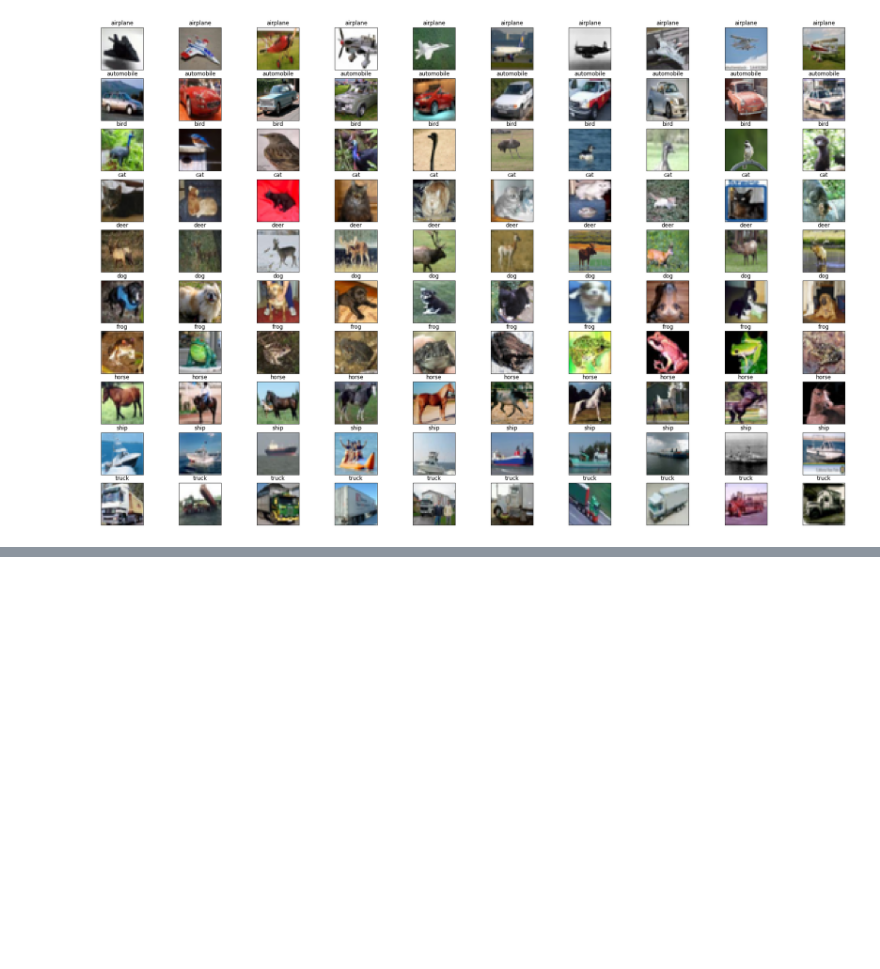
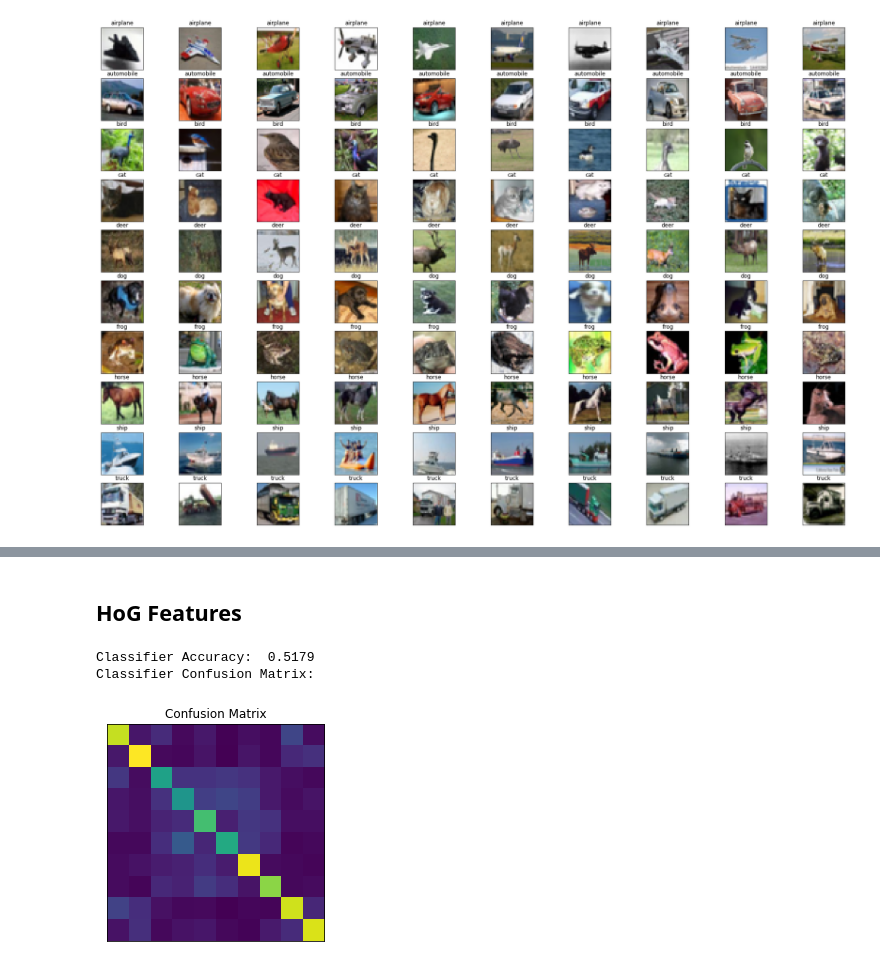
Before and after one commit to danielbairamian/ComputerVision, a Jupyter notebook: Assignment_4/DanielBairamian_ECSE415_A4.ipynb, the cells around one changed output, grey strips where cells are left out. Drawn from its saved outputs; the diff is of its cells as text; code cells hidden in the pictures; blank space fills up the shorter version.

```diff
--- a/Assignment_4/DanielBairamian_ECSE415_A4.ipynb
+++ b/Assignment_4/DanielBairamian_ECSE415_A4.ipynb
@@ -119,4 +173,8 @@ def rgb_to_gscale(image):
 # %%
 # The following 2 functions were copied from my Assignment 2 part 3
 # which also required to generate HoG features of a list of images
+# %%
+def flatten_array(array):
+    nparray = np.asarray(copy.deepcopy(array))
+    return nparray.flatten()
 # %%
@@ -157,10 +231,0 @@ def images_to_HoG_features(img_list):
-# %%
-# remade the function above to work better with HoG
-def Cifar_to_HoG_features(datavector):
-    HoG_features = []
-    for datapoint in datavector:
-        image = rgb_to_gscale(datapoint[0])
-        feat  = image_to_Hog_feat(image)
-        HoG_features.append(feat)
-
-    return HoG_features
@@ -173,0 +270,8 @@ X_train_labels       = [x[1] for x in X_train]
+# %% [markdown]
+## HoG Features
+# %%
+print_evaluations(train_test_SVM(X_train_HoG, Y_train_HoG, X_test_HoG, Y_test_HoG, "linear"))
+# %% [output]
+Classifier Accuracy:  0.5179
+Classifier Confusion Matrix:
+[figure, added]
```
Also changed, not shown: parts of 40 cells of this notebook.
